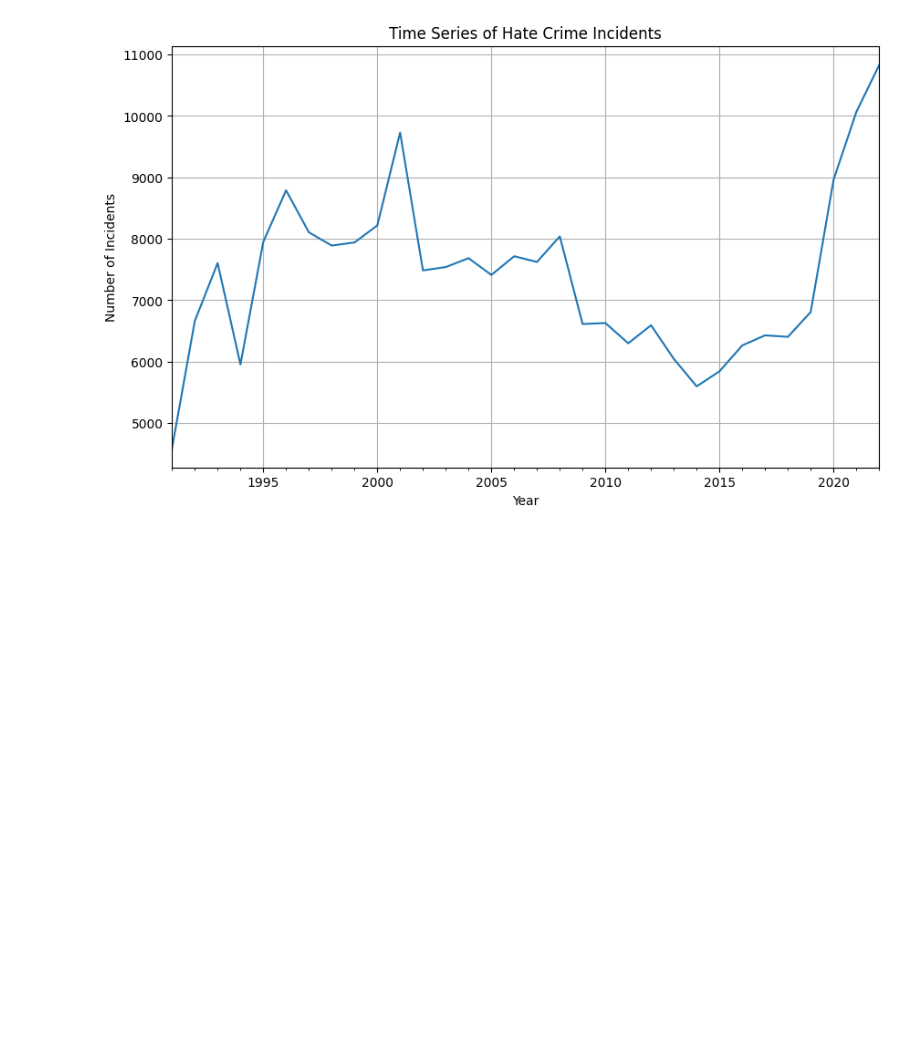
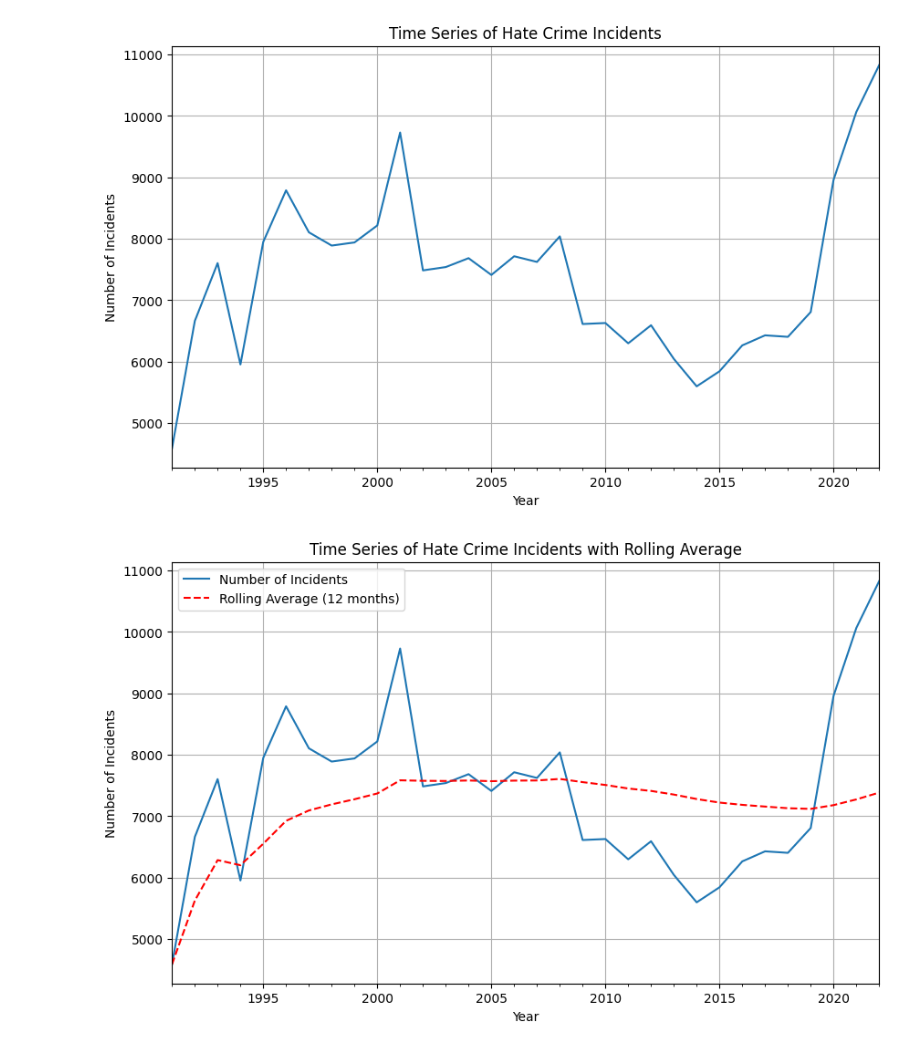
Before and after one commit to UWI-Zess/COMP6940-Project, a Jupyter notebook: main.ipynb, the cells around one changed output. Saved outputs shown, nothing was run; the diff lists cells and outputs as text; code cells hidden in the pictures; blank space fills up the shorter version.

```diff
--- a/main.ipynb
+++ b/main.ipynb
@@ -522,3 +522,18 @@ plt.grid(True)
 plt.show()
 # %% [output]
 [figure]
+# %%
+rolling_avg = incident_counts.rolling(len(incident_counts), min_periods=1).mean()
+
+# Plot the time series graph with rolling average
+plt.figure(figsize=(10, 6))
+incident_counts.plot(label='Number of Incidents')
+rolling_avg.plot(label='Rolling Average (12 months)', linestyle='--', color='red')
+plt.title('Time Series of Hate Crime Incidents with Rolling Average')
+plt.xlabel('Year')  # Change to 'Month' for monthly counts
+plt.ylabel('Number of Incidents')
+plt.legend()
+plt.grid(True)
+plt.show()
+# %% [output]
+[figure, added]
```
Also changed, not shown: parts of 8 cells of this notebook.
